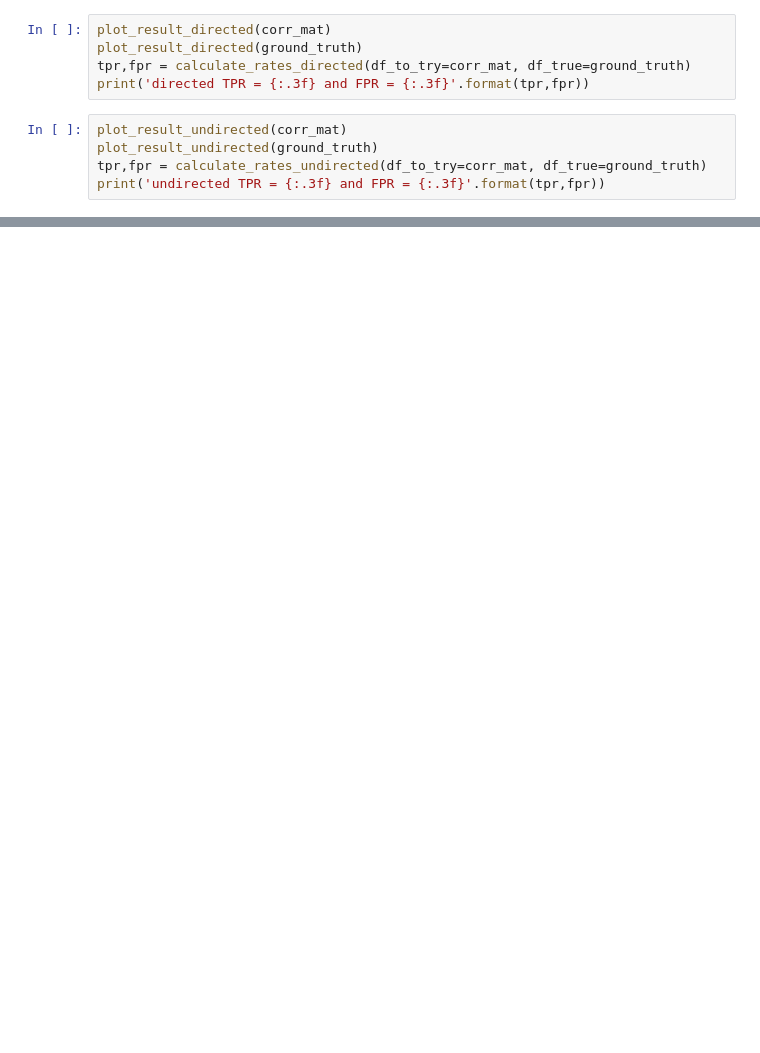
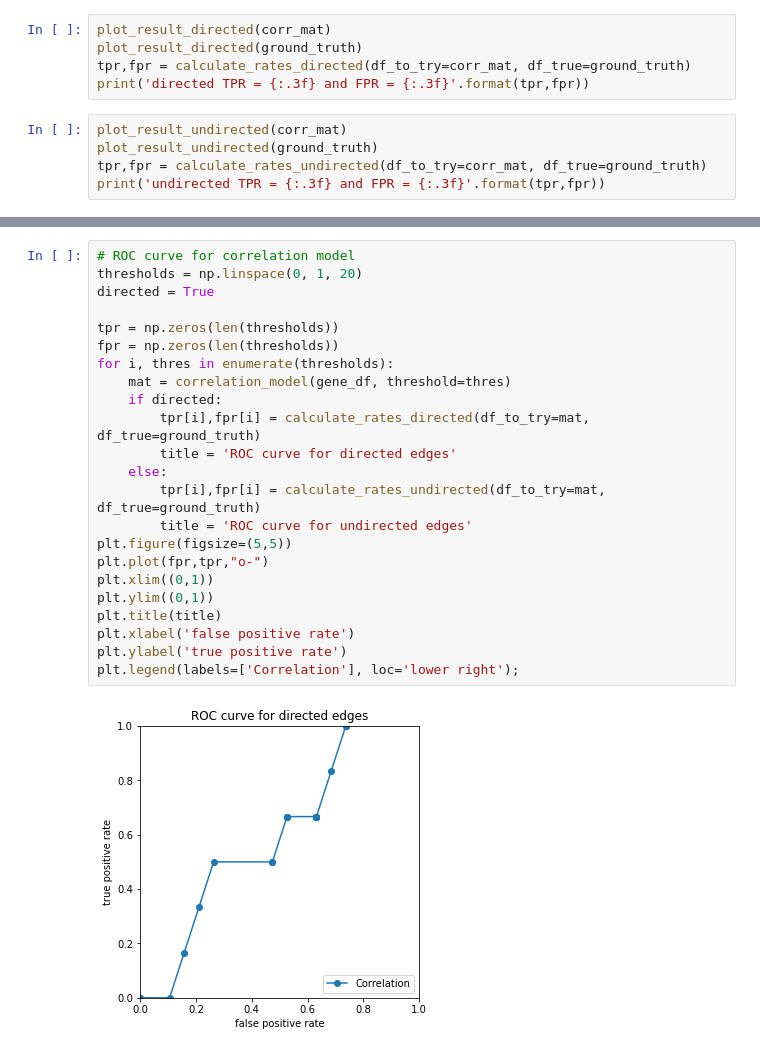
Before and after one commit to taggee/mbn-assignment, a Jupyter notebook: main.ipynb, the cells around one changed output, grey strips where cells are left out. Saved outputs shown, nothing was run; the diff lists cells and outputs as text; blank space fills up the shorter version.

Commit message:
added Aracne model and tried plotting ROC curves

```diff
--- a/main.ipynb
+++ b/main.ipynb
@@ -52,0 +60,25 @@ directed TPR = 0.500 and FPR = 0.158
+# %%
+# ROC curve for correlation model
+thresholds = np.linspace(0, 1, 20)
+directed = True
+
+tpr = np.zeros(len(thresholds))
+fpr = np.zeros(len(thresholds))
+for i, thres in enumerate(thresholds):
+    mat = correlation_model(gene_df, threshold=thres)
+    if directed:
+        tpr[i],fpr[i] = calculate_rates_directed(df_to_try=mat, df_true=ground_truth)
+        title = 'ROC curve for directed edges'
+    else:
+        tpr[i],fpr[i] = calculate_rates_undirected(df_to_try=mat, df_true=ground_truth)
+        title = 'ROC curve for undirected edges'
+plt.figure(figsize=(5,5))
+plt.plot(fpr,tpr,"o-")
+plt.xlim((0,1))
+plt.ylim((0,1))
+plt.title(title)
+plt.xlabel('false positive rate')
+plt.ylabel('true positive rate')
+plt.legend(labels=['Correlation'], loc='lower right');
+# %% [output]
+[figure, added]
```
Also changed, not shown: parts of 7 cells of this notebook, 2 other files.
